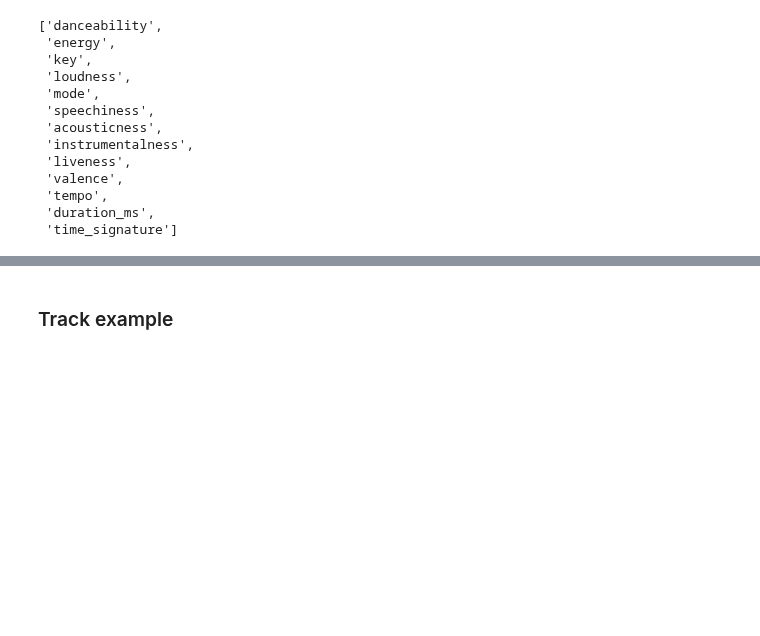
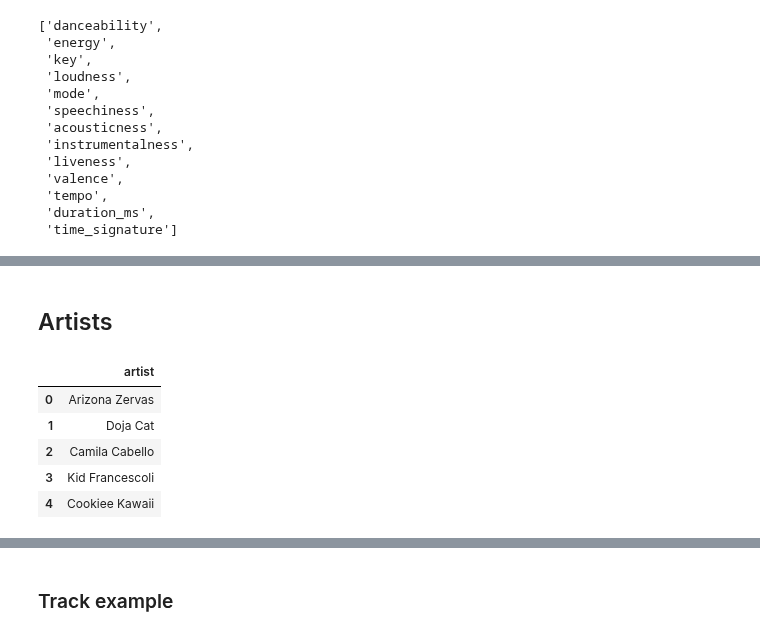
Before and after one commit to gabrielanakasato/ironhack-daft, a Jupyter notebook: proj/w04-05-project-03-04/proj03-tiktok-viral-songs-spotify-lastfm.ipynb, the cells around one changed output, grey strips where cells are left out. Drawn from its saved outputs; the diff is of its cells as text; code cells hidden in the pictures; blank space fills up the shorter version.

```diff
--- a/proj/w04-05-project-03-04/proj03-tiktok-viral-songs-spotify-lastfm.ipynb
+++ b/proj/w04-05-project-03-04/proj03-tiktok-viral-songs-spotify-lastfm.ipynb
@@ -187,0 +215,12 @@ popsugar_df.head()
+# %% [markdown]
+## Artists
+# %%
+df_artists = popsugar_df_raw.copy().artist.to_frame().drop_duplicates()
+df_artists.head()
+# %% [output]
+|  | artist |
+| 0 | Arizona Zervas |
+| 1 | Doja Cat |
+| 2 | Camila Cabello |
+| 3 | Kid Francescoli |
+| 4 | Cookiee Kawaii |
```
Also changed, not shown: parts of 34 cells of this notebook.
